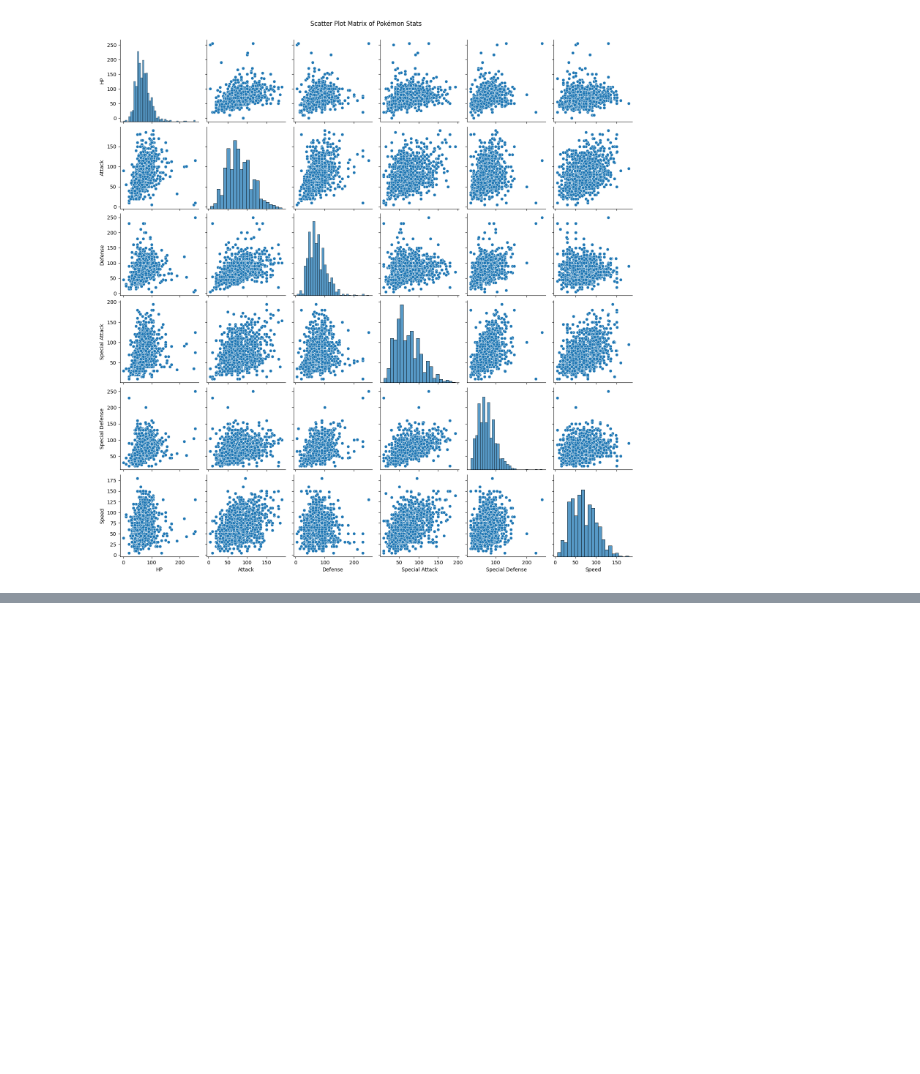
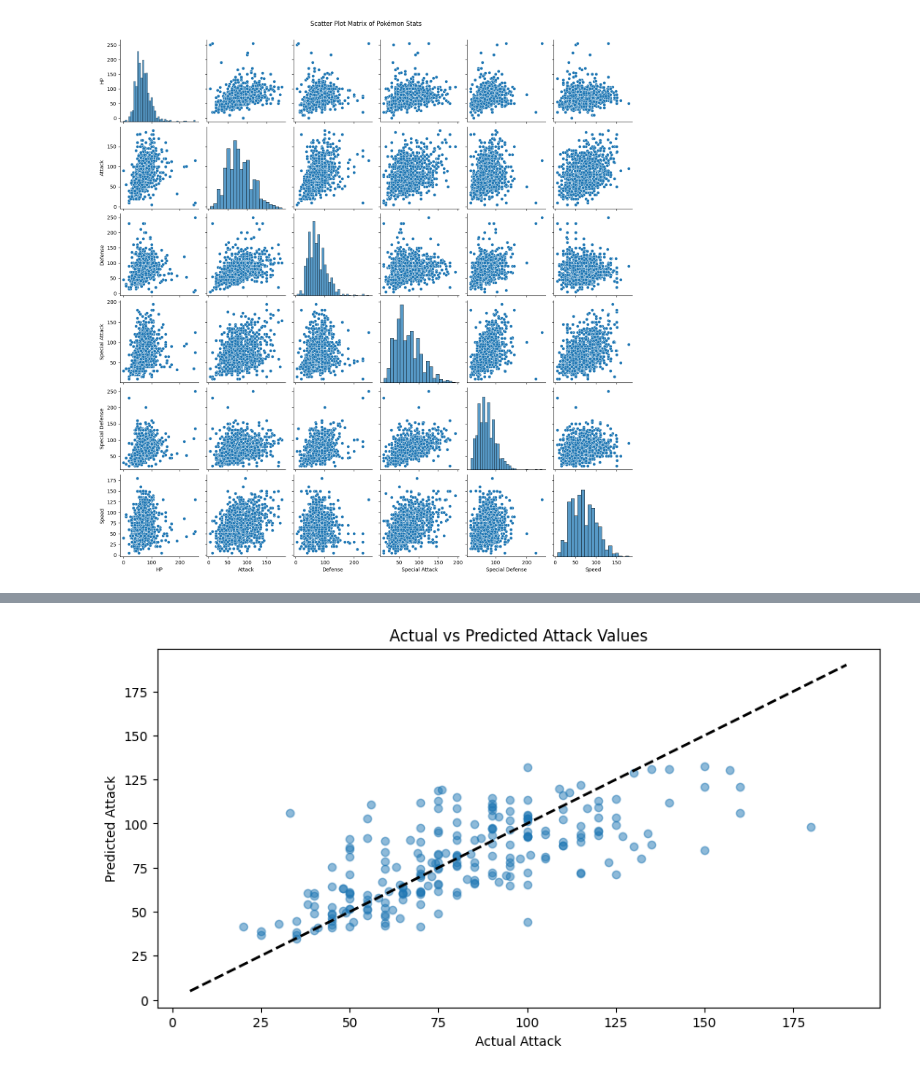
Before and after one commit to AdamNur422/ITCS-3162-Final-Project, a Jupyter notebook: Final Project.ipynb, the cells around one changed output, grey strips where cells are left out. Cells and saved outputs as stored; diff of their text form; code cells hidden in the pictures; blank space fills up the shorter version.

```diff
--- a/Final Project.ipynb
+++ b/Final Project.ipynb
@@ -447,0 +476,30 @@ Markdown
+# %%
+from sklearn.ensemble import RandomForestRegressor
+from sklearn.preprocessing import PolynomialFeatures, OneHotEncoder
+from sklearn.compose import ColumnTransformer
+from sklearn.pipeline import Pipeline
+
+
+pokemon_data = pd.read_csv('pokemon.csv')
+X = pokemon_data[['HP', 'Defense', 'Special Attack', 'Special Defense', 'Speed', 'Type 1', 'Type 2']]
+y = pokemon_data['Attack']
+
+# One-hot encoding for categorical features
+categorical_features = ['Type 1', 'Type 2']
+numeric_features = ['HP', 'Defense', 'Special Attack', 'Special Defense', 'Speed']
+
+preprocessor = ColumnTransformer(
+    transformers=[
+        ('num', PolynomialFeatures(degree=2, include_bias=False), numeric_features),
+        ('cat', OneHotEncoder(), categorical_features)])
+
+# Making a pipeline
+model = Pipeline(steps=[('preprocessor', preprocessor),
+                        ('regressor', RandomForestRegressor(random_state=42))])
+# %%
+X_train, X_test, y_train, y_test = train_test_split(X, y, test_size=0.2, random_state=42)
+model.fit(X_train, y_train)
+y_pred = model.predict(X_test)
+
+mse = mean_squared_error(y_test, y_pred)
+r2 = r2_score(y_test, y_pred)
@@ -447,0 +512,10 @@ Markdown
+# %%
+plt.figure(figsize=(10, 5))
+plt.scatter(y_test, y_pred, alpha=0.5)
+plt.xlabel('Actual Attack')
+plt.ylabel('Predicted Attack')
+plt.title('Actual vs Predicted Attack Values')
+plt.plot([y.min(), y.max()], [y.min(), y.max()], 'k--', lw=2)
+plt.show()
+# %% [output]
+[figure, added]
```
Also changed, not shown: parts of 44 cells of this notebook, 1 other file.
